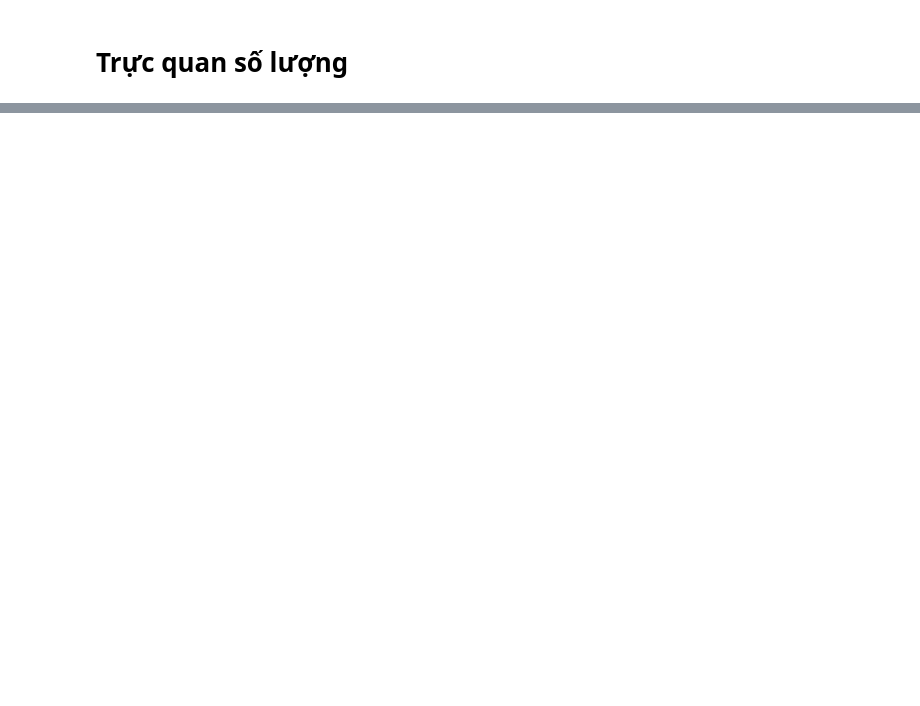
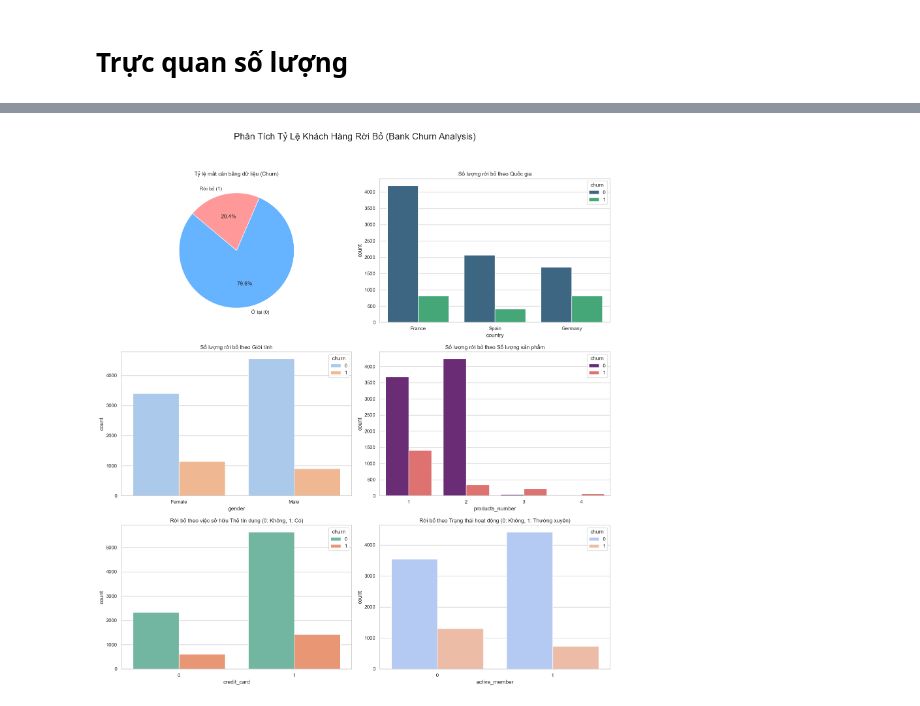
Before and after one commit to Tung36cz/Do_an_1, a Jupyter notebook: truc_quan_so_luong_ty_le_don.ipynb, the cells around one changed output, grey strips where cells are left out. Cells and saved outputs as stored; diff of their text form; code cells hidden in the pictures; blank space fills up the shorter version.

```diff
--- a/truc_quan_so_luong_ty_le_don.ipynb
+++ b/truc_quan_so_luong_ty_le_don.ipynb
@@ -43,0 +3,65 @@ Passing `palette` without assigning `hue` is deprecated and will be removed in v
+# %%
+import pandas as pd
+import matplotlib.pyplot as plt
+import seaborn as sns
+
+# 1. Đọc dữ liệu
+df = pd.read_csv('Bank Customer Churn Prediction.csv')
+
+# Thiết lập phong cách cho biểu đồ
+sns.set_theme(style="whitegrid")
+plt.rcParams['figure.figsize'] = (15, 12)
+
+# 2. Đánh giá mức độ mất cân bằng của dữ liệu (Churn vs Non-Churn)
+churn_counts = df['churn'].value_counts()
+churn_labels = ['Ở lại (0)', 'Rời bỏ (1)']
+
+# 3. Phân tích trực quan hóa
+fig, axes = plt.subplots(3, 2, figsize=(16, 18))
+fig.suptitle('Phân Tích Tỷ Lệ Khách Hàng Rời Bỏ (Bank Churn Analysis)', fontsize=20)
+
+# --- Biểu đồ 1: Mức độ mất cân bằng dữ liệu ---
+axes[0, 0].pie(churn_counts, labels=churn_labels, autopct='%1.1f%%', startangle=140, colors=['#66b3ff','#ff9999'])
+axes[0, 0].set_title('Tỷ lệ mất cân bằng dữ liệu (Churn)')
+
+# --- Biểu đồ 2: Churn theo Quốc gia ---
+sns.countplot(x='country', hue='churn', data=df, ax=axes[0, 1], palette='viridis')
+axes[0, 1].set_title('Số lượng rời bỏ theo Quốc gia')
+
+# --- Biểu đồ 3: Churn theo Giới tính ---
+sns.countplot(x='gender', hue='churn', data=df, ax=axes[1, 0], palette='pastel')
+axes[1, 0].set_title('Số lượng rời bỏ theo Giới tính')
+
+# --- Biểu đồ 4: Churn theo Số lượng sản phẩm ---
+sns.countplot(x='products_number', hue='churn', data=df, ax=axes[1, 1], palette='magma')
+axes[1, 1].set_title('Số lượng rời bỏ theo Số lượng sản phẩm')
+
+# --- Biểu đồ 5: Churn theo Thẻ tín dụng (credit_card) ---
+sns.countplot(x='credit_card', hue='churn', data=df, ax=axes[2, 0], palette='Set2')
+axes[2, 0].set_title('Rời bỏ theo việc sở hữu Thẻ tín dụng (0: Không, 1: Có)')
+
+# --- Biểu đồ 6: Churn theo Hoạt động thường xuyên (active_member) ---
+sns.countplot(x='active_member', hue='churn', data=df, ax=axes[2, 1], palette='coolwarm')
+axes[2, 1].set_title('Rời bỏ theo Trạng thái hoạt động (0: Không, 1: Thường xuyên)')
+
+plt.tight_layout(rect=[0, 0.03, 1, 0.95])
+plt.show()
+
+# 4. In báo cáo thống kê nhanh
+print("--- THỐNG KÊ CHI TIẾT ---")
+print(f"Tổng số lượng khách hàng: {len(df)}")
+print(f"Số lượng khách hàng rời bỏ (Churn): {churn_counts[1]}")
+print(f"Số lượng khách hàng ở lại: {churn_counts[0]}")
+print(f"Tỷ lệ mất cân bằng: {round(churn_counts[1]/len(df)*100, 2)}% dữ liệu là khách hàng rời bỏ.")
+
+# Tính tỷ lệ % rời bỏ theo từng nhóm để có cái nhìn sâu hơn
+def get_churn_rate(feature):
+    rate = df.groupby(feature)['churn'].mean() * 100
+    return rate
+
+print("\nTỷ lệ % rời bỏ theo từng đặc điểm:")
+print("-" * 30)
+print(f"Theo Quốc gia:\n{get_churn_rate('country')}")
+print(f"\nTheo Số lượng sản phẩm:\n{get_churn_rate('products_number')}")
+# %% [output]
+[figure, added]
```
Also changed, not shown: parts of 2 cells of this notebook.
